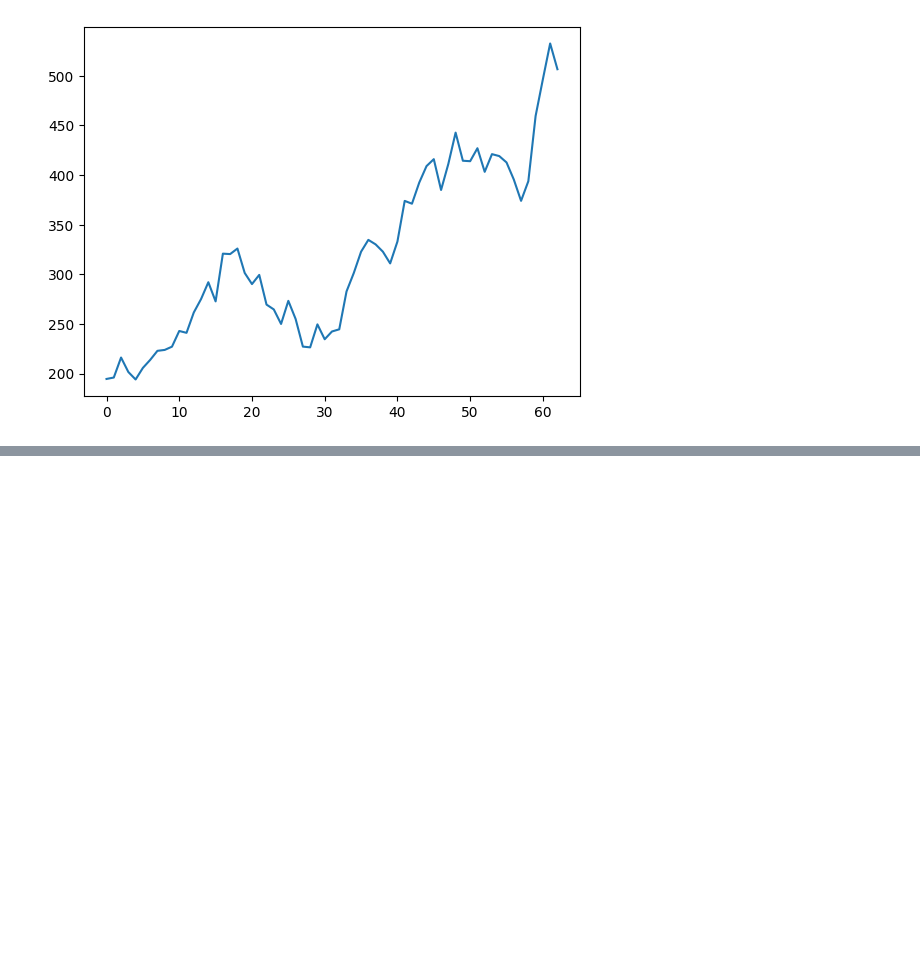
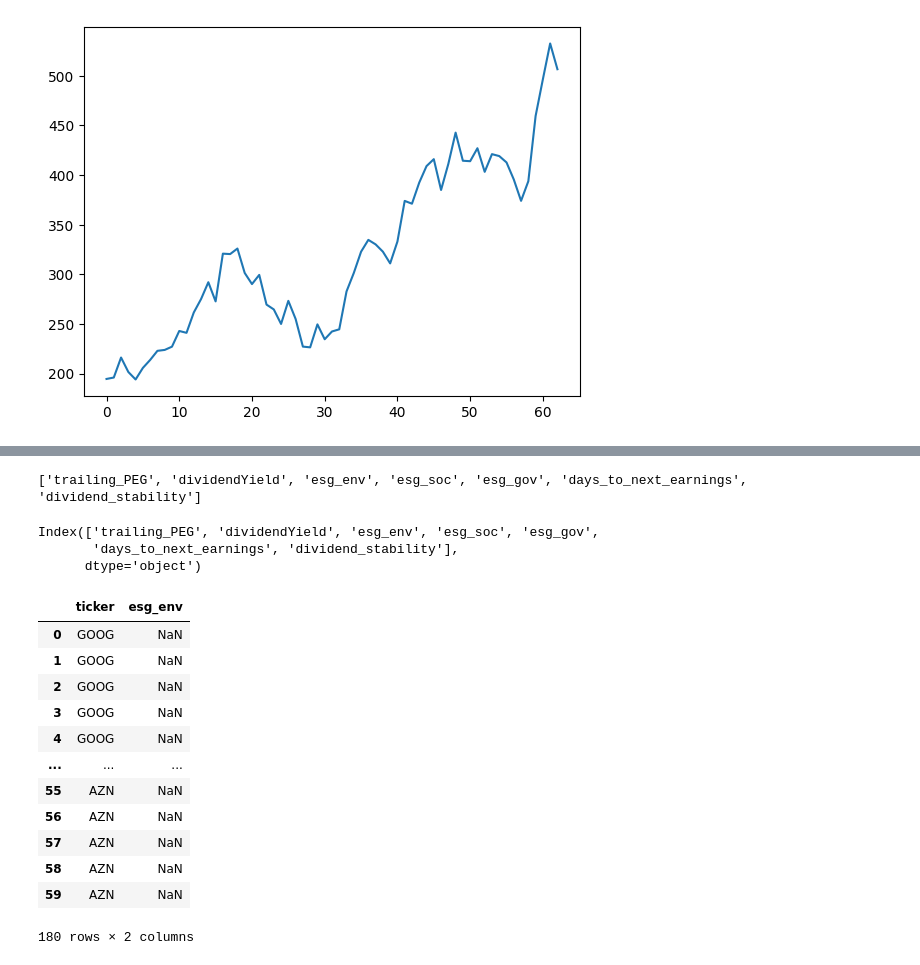
Before and after one commit to terry07/stock-markets-analytics-zoomcamp-project-by-sk, a Jupyter notebook: notebooks/dataset_creation.ipynb, the cells around one changed output, grey strips where cells are left out. Drawn from its saved outputs; the diff is of its cells as text; code cells hidden in the pictures; blank space fills up the shorter version.

```diff
--- a/notebooks/dataset_creation.ipynb
+++ b/notebooks/dataset_creation.ipynb
@@ -430,0 +603,29 @@ np.int64(1)
+# %%
+columns_with_nan = full_dataset.columns[full_dataset.isnull().any()].tolist()
+print(columns_with_nan)
+# %% [output]
+['trailing_PEG', 'dividendYield', 'esg_env', 'esg_soc', 'esg_gov', 'days_to_next_earnings', 'dividend_stability']
+# %%
+full_dataset[columns_with_nan].isnull().sum().index
+# %% [output]
+Index(['trailing_PEG', 'dividendYield', 'esg_env', 'esg_soc', 'esg_gov',
+       'days_to_next_earnings', 'dividend_stability'],
+      dtype='object')
+# %%
+# Replace 'column_name' with the name of the column you want to check for NaN values
+rows_with_nans = full_dataset[full_dataset[columns_with_nan[2]].isna()]
+rows_with_nans[['ticker', columns_with_nan[2]]]
+# %% [output]
+|  | ticker | esg_env |
+| 0 | GOOG | NaN |
+| 1 | GOOG | NaN |
+| 2 | GOOG | NaN |
+| 3 | GOOG | NaN |
+| 4 | GOOG | NaN |
+| ... | ... | ... |
+| 55 | AZN | NaN |
+| 56 | AZN | NaN |
+| 57 | AZN | NaN |
+| 58 | AZN | NaN |
+| 59 | AZN | NaN |
+180 rows × 2 columns
```
Also changed, not shown: parts of 36 cells of this notebook, 1 other file.
